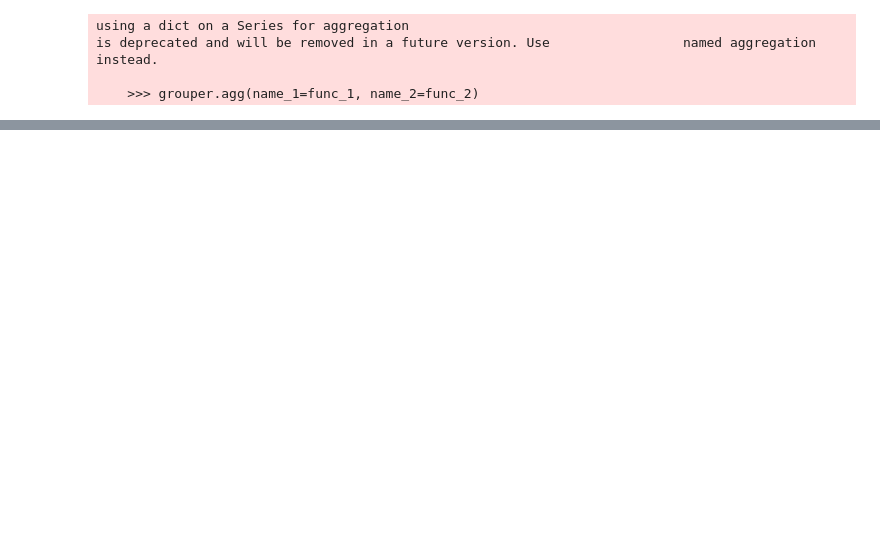
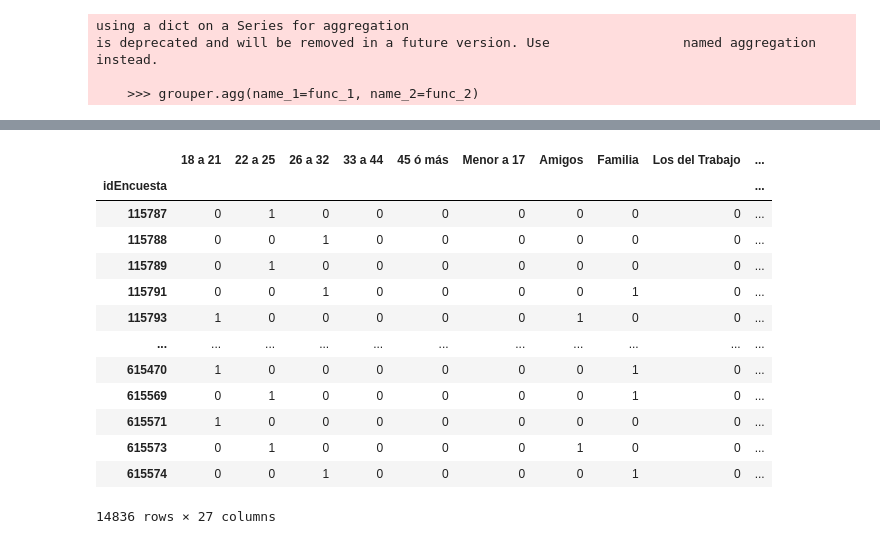
Before and after one commit to Caoimhim/data-analysis-semana-i, a Jupyter notebook: dendro.ipynb, the cells around one changed output, grey strips where cells are left out. Drawn from its saved outputs; the diff is of its cells as text; code cells hidden in the pictures; blank space fills up the shorter version.

```diff
--- a/dendro.ipynb
+++ b/dendro.ipynb
@@ -150,0 +98,4 @@ fig.show()
+# %%
+data_reg = data_reg.set_index('idEncuesta')
+#data_test = pd.DataFrame(data_test)
+data_reg
@@ -151,7 +117,31 @@ fig.show()
 # %%
-df_por_edades= data_reg.groupby(['idEncuesta','¿Cuál es el rango de edades en tu mesa?']).sum().unstack().reset_index().fillna(0).set_index('idEncuesta')
-df_por_edades = df_por_edades.applymap(encode_units)
-df_con_quien= data_reg.groupby(['idEncuesta','El día de hoy ¿Con quién nos visita?']).sum().unstack().reset_index().fillna(0).set_index('idEncuesta')
-df_con_quien = df_con_quien.applymap(encode_units)
-df_grupos= data_reg.groupby(['idEncuesta','Grupo']).sum().unstack().reset_index().fillna(0).set_index('idEncuesta')
-df_grupos = df_grupos.applymap(encode_units)
+df_grupos = data_reg['Grupo'].str.get_dummies()
+array_df = df_grupos.columns
+df_grupos = df_grupos.groupby('idEncuesta')[array_df].sum().reset_index().set_index('idEncuesta')
+
+df_por_edades = data_reg['¿Cuál es el rango de edades en tu mesa?'].str.get_dummies()
+array_df = df_por_edades.columns
+df_por_edades = df_por_edades.groupby('idEncuesta')[array_df].sum().reset_index().set_index('idEncuesta')
+
+df_con_quien = data_reg['El día de hoy ¿Con quién nos visita?'].str.get_dummies()
+array_df = df_con_quien.columns
+df_con_quien = df_con_quien.groupby('idEncuesta')[array_df].sum().reset_index().set_index('idEncuesta')
+
+df_chido = pd.concat([df_por_edades, df_con_quien, df_grupos], axis = 1)
+df_chido = df_chido.applymap(encode_units)
+df_chido
+# %% [output]
+|  | 18 a 21 | 22 a 25 | 26 a 32 | 33 a 44 | 45 ó más | Menor a 17 | Amigos | Familia | Los del Trabajo | ... |
+| idEncuesta |  |  |  |  |  |  |  |  |  | ... |
+| 115787 | 0 | 1 | 0 | 0 | 0 | 0 | 0 | 0 | 0 | ... |
+| 115788 | 0 | 0 | 1 | 0 | 0 | 0 | 0 | 0 | 0 | ... |
+| 115789 | 0 | 1 | 0 | 0 | 0 | 0 | 0 | 0 | 0 | ... |
+| 115791 | 0 | 0 | 1 | 0 | 0 | 0 | 0 | 1 | 0 | ... |
+| 115793 | 1 | 0 | 0 | 0 | 0 | 0 | 1 | 0 | 0 | ... |
+| ... | ... | ... | ... | ... | ... | ... | ... | ... | ... | ... |
+| 615470 | 1 | 0 | 0 | 0 | 0 | 0 | 0 | 1 | 0 | ... |
+| 615569 | 0 | 1 | 0 | 0 | 0 | 0 | 0 | 1 | 0 | ... |
+| 615571 | 1 | 0 | 0 | 0 | 0 | 0 | 0 | 0 | 0 | ... |
+| 615573 | 0 | 1 | 0 | 0 | 0 | 0 | 1 | 0 | 0 | ... |
+| 615574 | 0 | 0 | 1 | 0 | 0 | 0 | 0 | 1 | 0 | ... |
+14836 rows × 27 columns
```
Also changed, not shown: parts of 16 cells of this notebook.
